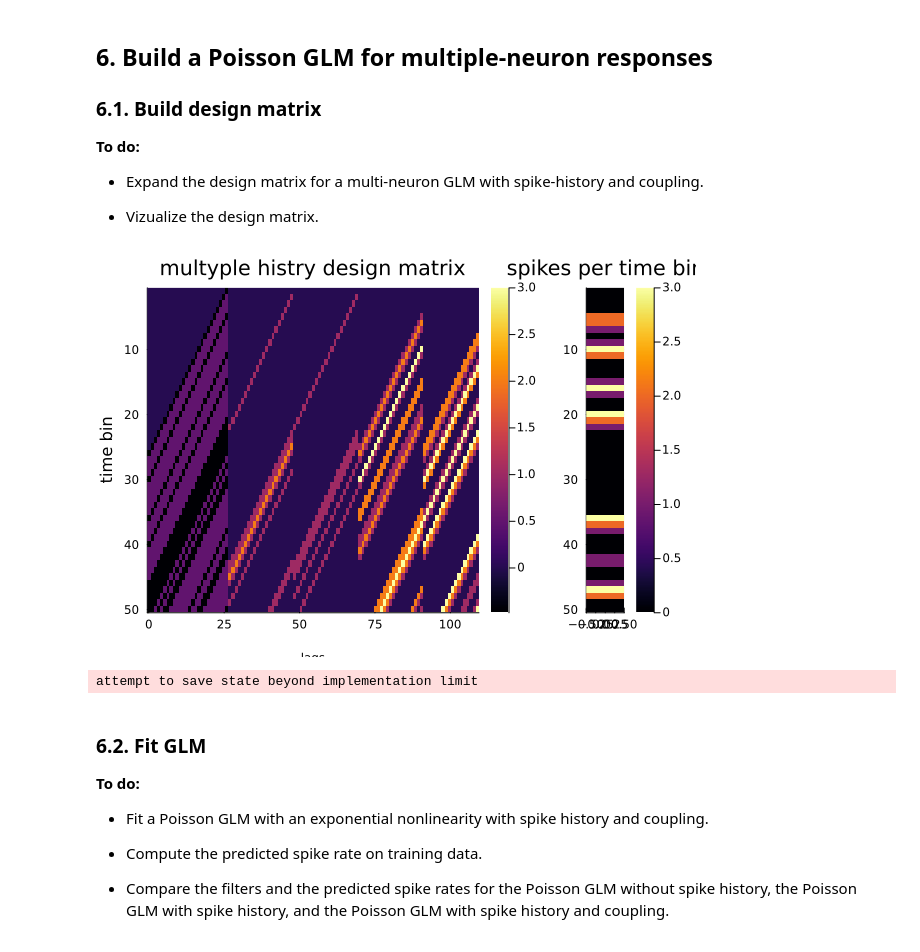
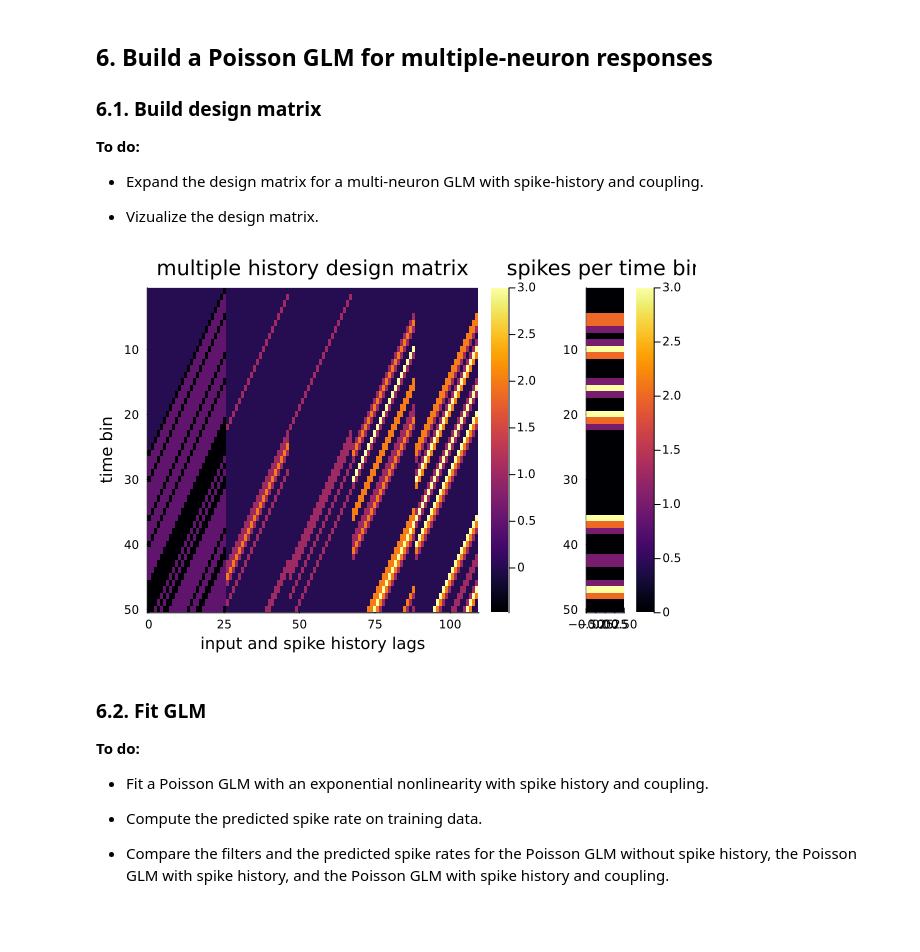
Before and after one commit to AurelienBernardP/Principles-of-neuroengineering, a Jupyter notebook: notebook2/Tutorial2-neural-encoding-modeling.ipynb, the cells around one changed output. Drawn from its saved outputs; the diff is of its cells as text; code cells hidden in the pictures.

```diff
--- a/notebook2/Tutorial2-neural-encoding-modeling.ipynb
+++ b/notebook2/Tutorial2-neural-encoding-modeling.ipynb
@@ -537,31 +538,30 @@ plot!(time_bins[1:121],predictions_glm_poisson_hist[1:121], label = "Poisson GLM
 # %%
 design = transpose(Hankel(vcat(vec(zeros((ntfilt,1))),stim[1]),stim))
 #heat_design = heatmap(-ntfilt+1:0, 1:50, design[1:50,:], yflip = true, title = "design matrix" , xlabel = "lags" , ylabel = "time bin")
 
 neuron1_hist = transpose(Hankel(vcat(vec(zeros((nthist,1))),Y1[1]),Y1))
 #heat1 = heatmap(-ntfilt+1:0, 1:50, neuron1_hist[1:50,:], yflip = true, title = "design matrix" , xlabel = "n1 spike hist" , ylabel = "time bin")
 
 neuron2_hist = transpose(Hankel(vcat(vec(zeros((nthist,1))),Y2[1]),Y2))
 #heat2 = heatmap(-ntfilt+1:0, 1:50, neuron2_hist[1:50,:], yflip = true, title = "design matrix" , xlabel = "n2 spike hist" , ylabel = "time bin")
 
 neuron3_hist = transpose(Hankel(vcat(vec(zeros((nthist,1))),Y3[1]),Y3))
 #heat3 = heatmap(-ntfilt+1:0, 1:50, neuron3_hist[1:50,:], yflip = true, title = "design matrix" , xlabel = "n4 spike hist" , ylabel = "time bin")
 
 neuron4_hist = transpose(Hankel(vcat(vec(zeros((nthist,1))),Y4[1]),Y4))
 #heat4 = heatmap(-ntfilt+1:0, 1:50, neuron4_hist[1:50,:], yflip = true, title = "design matrix" , xlabel = "n4 spike hist" , ylabel = "time bin")
 
 multy_hist_expanded_design = hcat(design,neuron1_hist,neuron2_hist,neuron3_hist,neuron4_hist)
 
-multy_hist_heat = heatmap(0:ntfilt+(nthist*4)+4, 1:50, multy_hist_expanded_design[1:50,:], yflip = true, title = "multyple histry design matrix" , xlabel = "lags" , ylabel = "time bin")
+multy_hist_heat = heatmap(0:ntfilt+(nthist*4)+4, 1:50, multy_hist_expanded_design[1:50,:], yflip = true, title = "multiple history design matrix" , xlabel = "input and spike history lags" , ylabel = "time bin")
 
 heat_spikes = heatmap((0:0),1:50,hist.weights[1:50,:], yflip = true , title = "spikes per time bin" )
 
 l = @layout [a{0.8w} b]
 
 plot(multy_hist_heat, heat_spikes , layout = l)
 # %% [output]
-[figure, old version]
+[figure, new version]
-attempt to save state beyond implementation limit
 # %% [markdown]
 ### 6.2. Fit GLM
 
```
Also changed, not shown: parts of 6 cells of this notebook.
